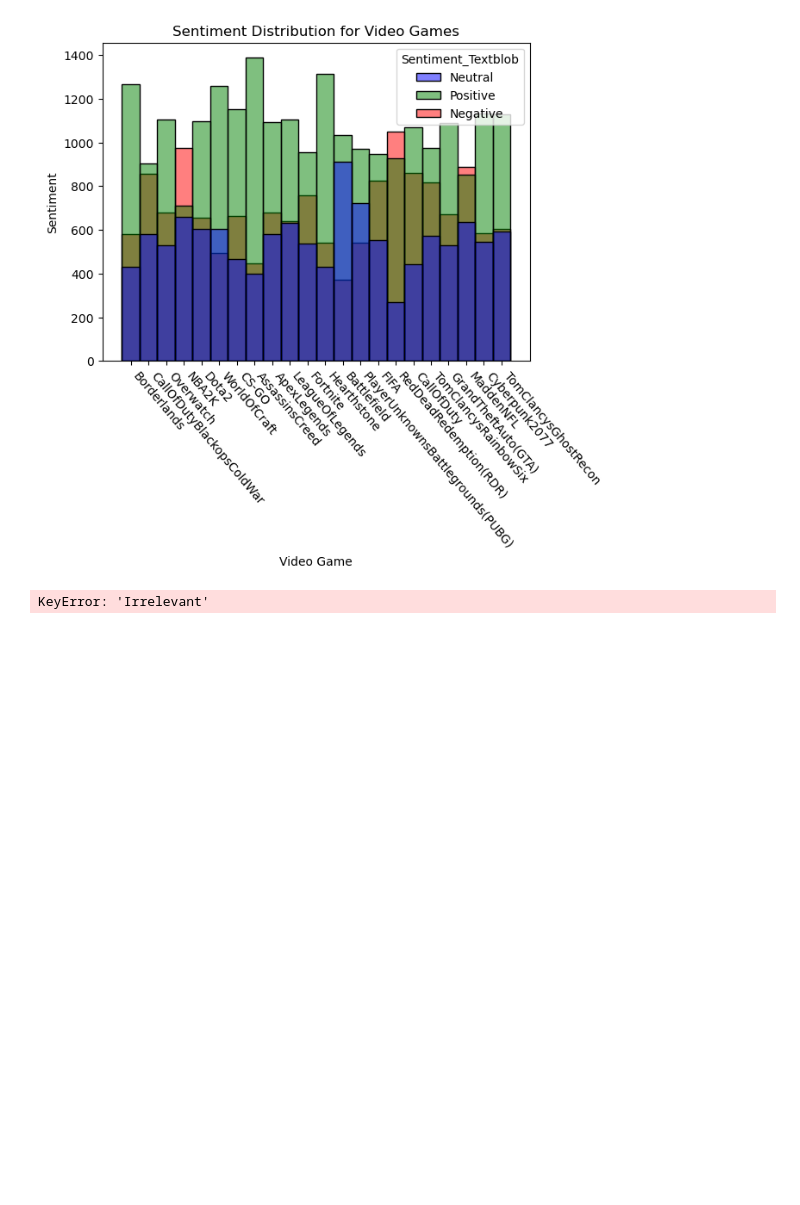
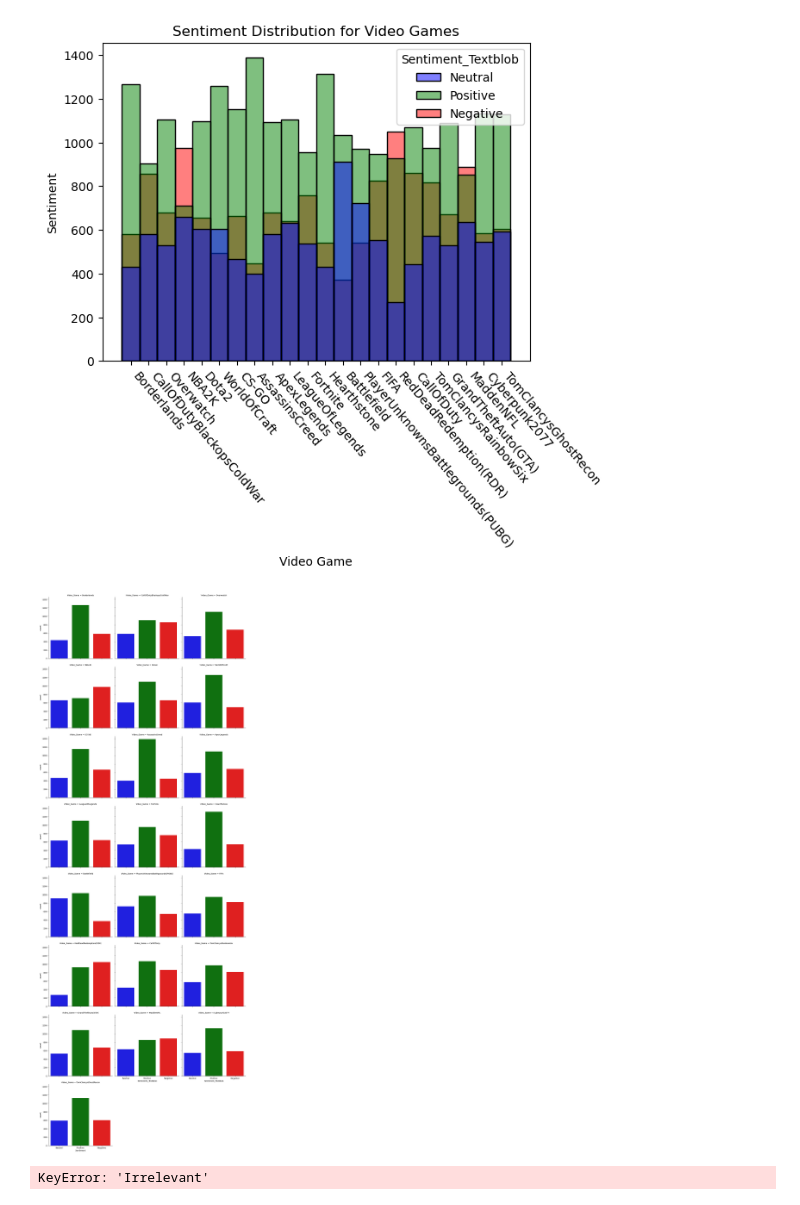
Before and after one commit to ReproTeach/final-project-givkj-squad, a Jupyter notebook: final_project.ipynb, the cells around one changed output. Drawn from its saved outputs; the diff is of its cells as text; code cells hidden in the pictures; blank space fills up the shorter version.

Commit message:
visuals are done

```diff
--- a/final_project.ipynb
+++ b/final_project.ipynb
@@ -231,6 +220,12 @@ plt.title('Sentiment Distribution for Video Games')
 plt.show()
 # %% [output]
 [figure]
+# %%
+sns.catplot(data=sentiment_data, kind= "count", col='Video_Game', x= 'Sentiment_Textblob', col_wrap=3, palette=sentiment_colors)
+plt.xlabel('Sentiment')
+plt.show()
+# %% [output]
+[figure, added]
 # %%
 # Create the count plot
 sns.countplot(x='Video_Game', hue='Sentiment', data=filtered_vg, palette=sentiment_colors)
```
Also changed, not shown: parts of 1 cell of this notebook.
